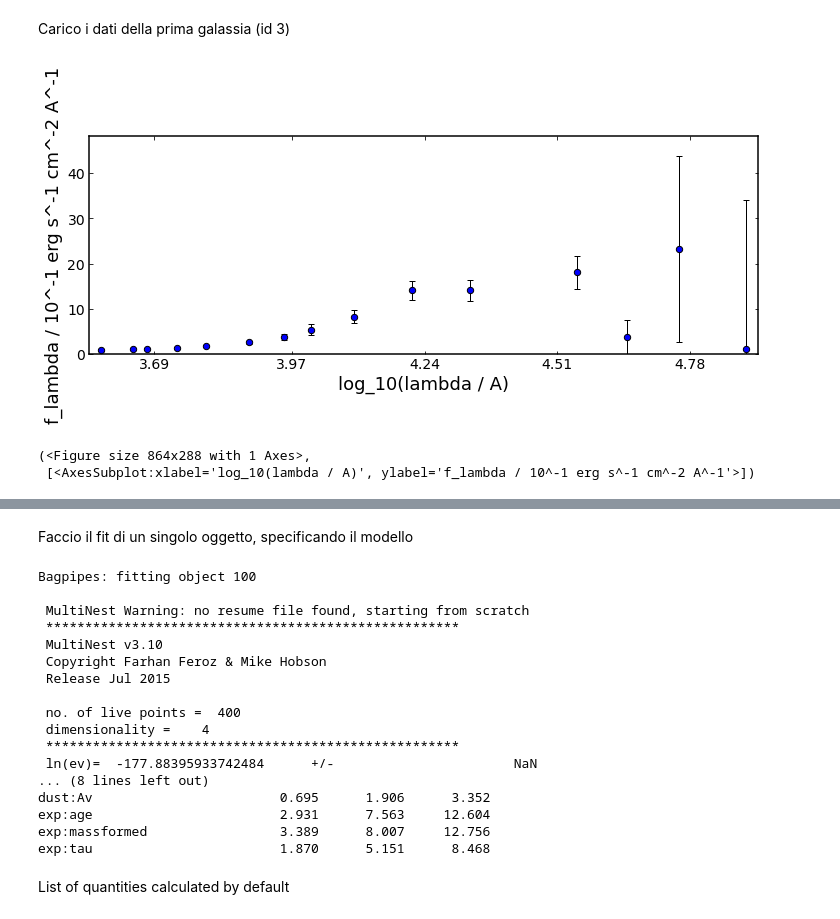
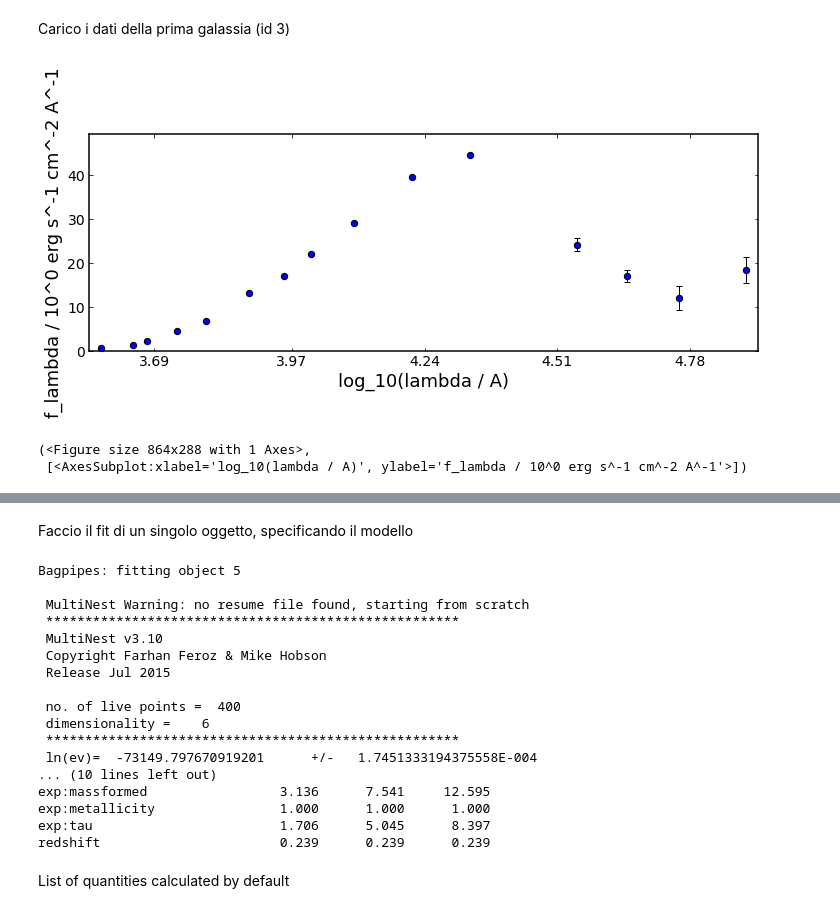
Before and after one commit to Michelaesp/Abilit-informatiche-e-telematiche, a Jupyter notebook: sedfitting.ipynb, the cells around one changed output, grey strips where cells are left out. Cells and saved outputs as stored; diff of their text form; code cells hidden in the pictures.

```diff
--- a/sedfitting.ipynb
+++ b/sedfitting.ipynb
@@ -142,17 +142,17 @@ Carico i dati della prima galassia (id 3)
 # %%
 def load_data(Id):
     global df
     flux = [ 'Y', 'J', 'H', 'Ks', 'B', 'V', 'gp', 'rp', 'ip', 'zp', 'u', 'ch1', 'ch2', 'ch3', 'ch4']
     flux_err = [ 'eY', 'eJ', 'eH', 'eKs', 'eB', 'eV', 'egp', 'erp', 'eip', 'ezp', 'eu', 'ech1', 'ech2', 'ech3', 'ech4']
     photometry=np.column_stack(([df.loc[df['id'] == int(Id), flux[l]] for l in range(15)],[df.loc[df['id'] == int(Id), flux_err[l]] for l in range(15)]))
     return photometry
 
-galaxy = pipes.galaxy(ID= '100', load_data= load_data, spectrum_exists = False, out_units='mujy', filt_list = filter_list)
+galaxy = pipes.galaxy(ID= '5', load_data= load_data, spectrum_exists = False, out_units='mujy', filt_list = filter_list)
 galaxy.plot()
 # %% [output]
-[figure, old version]
+[figure, new version]
 (<Figure size 864x288 with 1 Axes>,
- [<AxesSubplot:xlabel='log_10(lambda / A)', ylabel='f_lambda / 10^-1 erg s^-1 cm^-2 A^-1'>])
+ [<AxesSubplot:xlabel='log_10(lambda / A)', ylabel='f_lambda / 10^0 erg s^-1 cm^-2 A^-1'>])
 # %%
 print(galaxy.photometry)
 # %% [output]
@@ -174,8 +174,8 @@ print(galaxy.photometry)
 # %% [markdown]
 Faccio il fit di un singolo oggetto, specificando il modello
 # %%
-ID = 100 #INSERIRE ID DELLO STESSO OGGETTO DI CUI SI SONO CARICATI I DATI
-
+ID = 5 #INSERIRE ID DELLO STESSO OGGETTO DI CUI SI SONO CARICATI I DATI
+z = z_photo[int(np.where(id_file1 == ID)[0])]
 """
 burst = {}
 burst["age"] = (0., 15.)                  # Vary age from 0 to 15 Gyr
@@ -192,9 +192,9 @@ exp["age"] = (0.1, 15.)                   # Vary age between 100 Myr and 15 Gyr.
 
 exp["tau"] = (0.3, 10.)                   # Vary tau between 300 Myr and 10 Gyr
 exp["massformed"] = (1., 15.)             # vary log_10(M*/M_solar) between 1 and 15
-exp["metallicity"] = 1.                   # fix Z at Z_oldsolar
+#exp["metallicity"] = 1.
+exp["metallicity"] = (1.,1.)             # fix Z at Z_oldsolar
 
-exp["redshift"] = 0.5
 
 dust = {}                                 # Dust component
 dust["type"] = "Calzetti"                 # Define the shape of the attenuation curve
@@ -203,7 +203,8 @@ dust["Av"] = (0., 4.)                     # Vary Av between 0 and 4 magnitudes
 
 fit_instructions = {}
 fit_instructions["exp"] = exp         # Add the exponentially decaying sfh component to the fit
-fit_instructions["redshift"] = z_photo[int(np.where(id_file1 == ID)[0])]
+#fit_instructions["redshift"] = z
+fit_instructions["redshift"] = (z,z)
 #fit_instructions["redshift"] = (0., 10.)  # Vary observed redshift from 0 to 10
 #fit_instructions["redshift_prior"] = "Gaussian"
 #fit_instructions["redshift_prior_mu"] = 0.7
@@ -214,7 +215,7 @@ fit = pipes.fit(galaxy, fit_instructions)
 
 fit.fit(verbose=False, use_MPI=False)
 # %% [output]
-Bagpipes: fitting object 100
+Bagpipes: fitting object 5
 
  MultiNest Warning: no resume file found, starting from scratch
  *****************************************************
@@ -223,14 +224,14 @@ Bagpipes: fitting object 100
  Release Jul 2015
 
  no. of live points =  400
- dimensionality =    4
+ dimensionality =    6
  *****************************************************
- ln(ev)=  -177.88395933742484      +/-                       NaN
-... (8 lines left out)
-dust:Av                        0.695      1.906      3.352
-exp:age                        2.931      7.563     12.604
-exp:massformed                 3.389      8.007     12.756
-exp:tau                        1.870      5.151      8.468
+ ln(ev)=  -73149.797670919201      +/-   1.7451333194375558E-004
+... (10 lines left out)
+exp:massformed                 3.136      7.541     12.595
+exp:metallicity                1.000      1.000      1.000
+exp:tau                        1.706      5.045      8.397
+redshift                       0.239      0.239      0.239
 # %% [markdown]
 List of quantities calculated by default
 # %%
```
Also changed, not shown: parts of 5 cells of this notebook.
